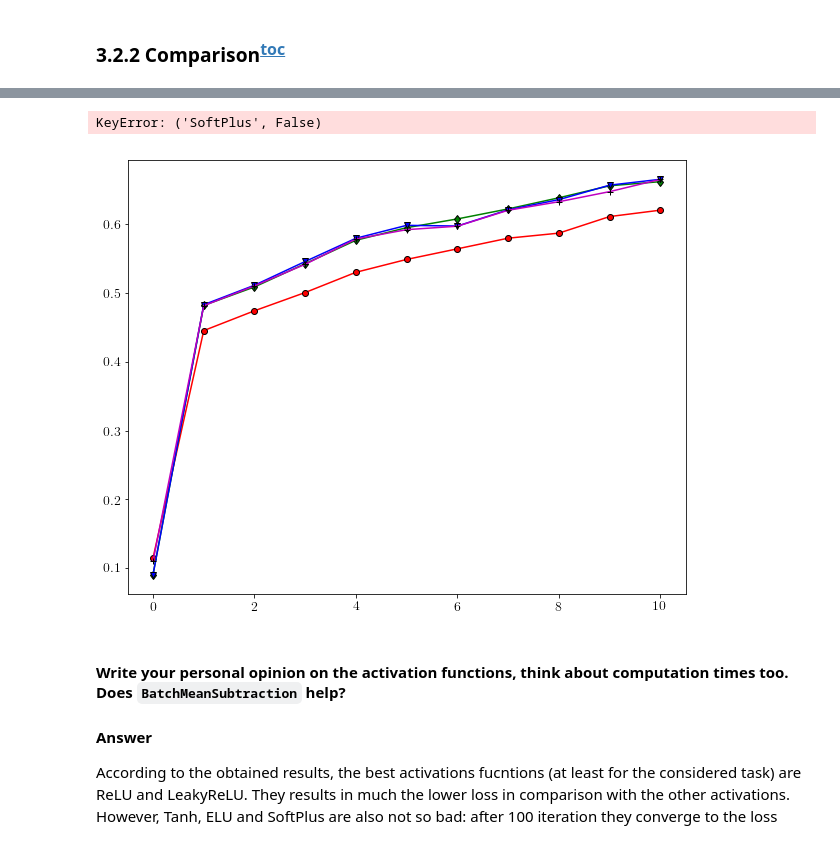
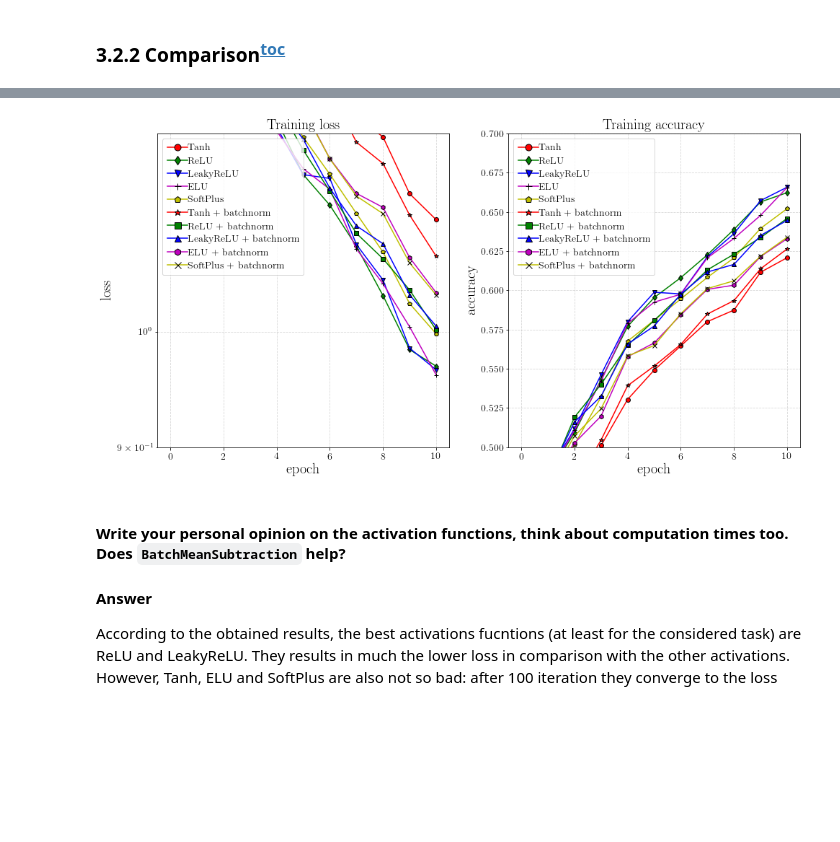
Before and after one commit to siri3us/ml, a Jupyter notebook: notebooks/my_neural_net/nn_example.ipynb, the cells around one changed output, grey strips where cells are left out. Saved outputs shown, nothing was run; the diff lists cells and outputs as text; code cells hidden in the pictures; blank space fills up the shorter version.

```diff
--- a/notebooks/my_neural_net/nn_example.ipynb
+++ b/notebooks/my_neural_net/nn_example.ipynb
@@ -1109,13 +1212,3 @@ You would better pick the best optimizer params for each of them, but it is over
 - **Try** inserting `BatchNormalization` between `Dense` layer and activation functions.
 - Plot the losses both from activation functions comparison and `BatchNormalization` comparison on one plot. Please find a scale (log?) when the lines are distinguishable, do not forget about naming the axes, the plot should be goodlooking.
 - Hint: logloss for MNIST should be around 0.5.
-# %%
-DATASET = 'mnist'
-if DATASET == 'cifar':
-    cdata = get_CIFAR10_data(image_data_format='channels_first', cifar10_dir=CIFAR10_DIR, ordered=False,
-                             ravel=True, substract_mean=True, random_state=1, normalize_by=255.0, verbose=True)
-elif DATASET == 'mnist':
-    data = get_MNIST_data(train_size=69000, val_size=1000, substract_mean=True, normalize_by=255.0,
-                          verbose=True, random_state=1, mnist_dir=MNIST_DIR)
-else:
-    assert False, 'Unknown dataset'
@@ -1162,6 +1248,9 @@ expit(-1000)
 results_filename = 'comparison_architecture_{}.pkl'.format(DATASET)
 if os.path.isfile(results_filename):
     RESULTS = pkl.load(open(results_filename, 'rb'))
-    print('Already calculated')
+    print('Already calculated for:')
+    for key in RESULTS:
+        activation, use_batchnorm = key
+        print('\tactivation = {}, use_batchnorm = {}'.format(activation, use_batchnorm))
 else:
     RESULTS = {}
@@ -1175,7 +1274,7 @@ for activation, use_batchnorm in product(['Tanh', 'ReLU', 'LeakyReLU', 'ELU', 'S
         #print('Already calculated for {}'.format(activation, use_batchnorm))
         continue
     model = create_model(activation, [100, 100, 10], use_batchnorm=use_batchnorm)
-    solver = Solver(model, cifar_data, model_config={'debug': True}, optim_config=optim_config, n_epochs=10,
+    solver = Solver(model, data, model_config={'debug': True}, optim_config=optim_config, n_epochs=10,
                     batch_size=100, print_every_epoch=1, verbose=False, seed=11)
     print(model)
     solver.train()
@@ -1198,26 +1302,31 @@ KeyboardInterrupt:
 # %%
-plt.figure(figsize=(10, 8))
+f, axarr = plt.subplots(1, 2, figsize=(16, 8), sharex=True)
 results = pkl.load(open(results_filename, 'rb'))
 markers = ['o', 'd', 'v', '+', 'p', '*', 's', '^', 'h', 'x']
-colors = ['r', 'g', 'b', 'm', 'y', 'k']
-for i, (use_batchnorm, activation) in enumerate(product(
-        [False, True],
+colors  = ['r', 'g', 'b', 'm', 'y', 'k']
+for i, (use_batchnorm, activation) in enumerate(product([False, True],
         ['Tanh', 'ReLU', 'LeakyReLU', 'ELU', 'SoftPlus'])):
     if use_batchnorm: label = activation + ' + batchnorm'
     else: label = activation
-    plt.plot(results[(activation, use_batchnorm)]['train_acc_history'], markeredgecolor='k',
-             label=label, marker=markers[i], color=colors[i % len(colors)], ms=6)
-plt.legend(bbox_to_anchor=(1.0, 0.5), loc='center left')
-
-plt.title("Training loss")
-plt.xlabel("#iteration")
-plt.ylabel("loss")
-plt.yscale('log')
-plt.ylim([1e-1, 1]);
-plt.grid(which='both', alpha=0.5, linestyle='--')
+    axarr[0].plot(results[(activation, use_batchnorm)]['train_loss_history'], markeredgecolor='k',
+             label=label, marker=markers[i], color=colors[i % 5], ms=6)
+    axarr[0].set_ylim([0.9, 1.2])
+    axarr[0].legend(loc='upper left')
+    axarr[0].set_ylabel('loss')
+    axarr[0].set_xlabel('#epoch')
+    axarr[0].set_title('Training loss')
+    axarr[0].set_yscale('log')
+    axarr[0].grid(which='both', alpha=0.5, linestyle='--');
+    axarr[1].plot(results[(activation, use_batchnorm)]['train_acc_history'], markeredgecolor='k',
+             label=label, marker=markers[i], color=colors[i % 5], ms=6)
+    axarr[1].set_ylim([0.5, 0.7])
+    axarr[1].legend(loc='upper left')
+    axarr[1].set_ylabel('accuracy')
+    axarr[1].set_xlabel('#epoch')
+    axarr[1].set_title('Training accuracy')
+    axarr[1].grid(which='both', alpha=0.5, linestyle='--');
 # %% [output]
-KeyError: ('SoftPlus', False)
-[figure, old version]
+[figure, new version]
 # %% [markdown]
 #### Write your personal opinion on the activation functions, think about computation times too. Does `BatchMeanSubtraction` help?
 
```
Also changed, not shown: parts of 64 cells of this notebook, 1 other file.
